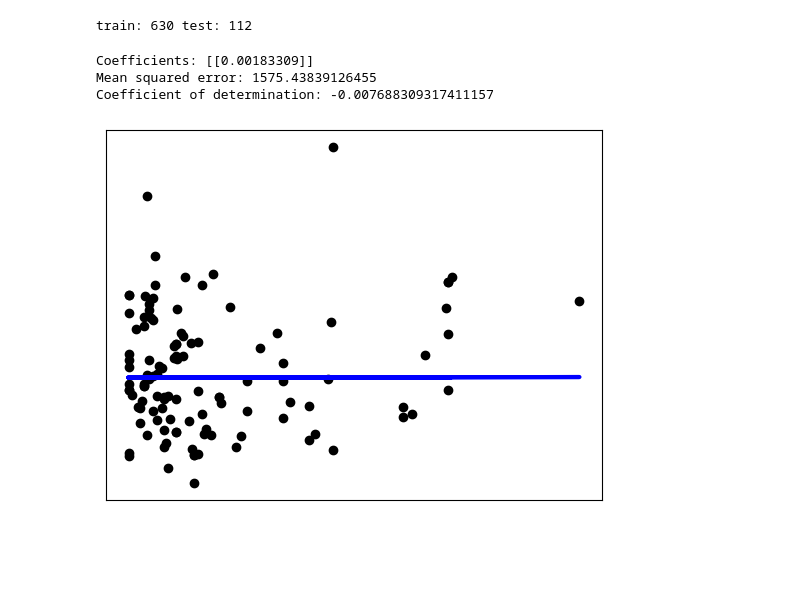
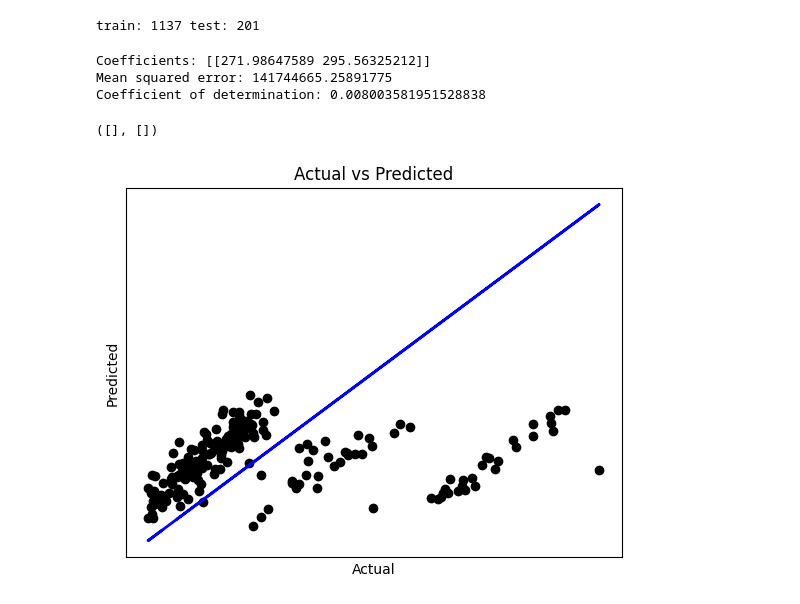
Before and after one commit to dkanh6/CMP_SC-7540-Neural-Models, a Jupyter notebook: scikit_learn_again.ipynb, the cells around one changed output. Saved outputs shown, nothing was run; the diff lists cells and outputs as text; code cells hidden in the pictures; blank space fills up the shorter version.

```diff
--- a/scikit_learn_again.ipynb
+++ b/scikit_learn_again.ipynb
@@ -31,4 +56,0 @@ data
-# %%
-# Place data into matrix for easy processing
-X = data[['age']].values
-y = data[['avg_salary']].values
@@ -38,33 +72,34 @@ from sklearn.model_selection import train_test_split
 X_train, X_test, y_train, y_test = train_test_split(X,y, test_size=0.15)
 print('train:', len(X_train), 'test:', len(X_test))
 # %% [output]
-train: 630 test: 112
+train: 1137 test: 201
 # %%
 from sklearn.linear_model import LinearRegression
 
 model = LinearRegression()
 
 model.fit(X_train,y_train)
 
 y_pred = model.predict(X_test)
 
 # The coefficients
 print('Coefficients:', model.coef_)
 # The mean squared error
 print('Mean squared error:', np.mean((y_pred - y_test) ** 2))
 # The coefficient of determination: 1 is perfect prediction
 print('Coefficient of determination:', model.score(X_test, y_test))
 
-# Plot outputs, only plotting the first feature for simplicity
-plt.scatter(X_test[:, 0], y_test, color='black')
-plt.plot(X_test[:, 0], model.predict(X_test), color='blue', linewidth=3)
-
+# Plot actual vs. predicted values
+plt.scatter(y_test, y_pred, color='black')
+plt.plot(y_test, y_test, color='blue', linewidth=2) # This line represents the 'ideal' prediction
+plt.xlabel('Actual')
+plt.ylabel('Predicted')
+plt.title('Actual vs Predicted')
 plt.xticks(())
 plt.yticks(())
-
-plt.show()
 # %% [output]
-Coefficients: [[0.00183309]]
-Mean squared error: 1575.43839126455
-Coefficient of determination: -0.007688309317411157
+Coefficients: [[271.98647589 295.56325212]]
+Mean squared error: 141744665.25891775
+Coefficient of determination: 0.008003581951528838
+([], [])
-[figure, old version]
+[figure, new version]
```
Also changed, not shown: parts of 3 cells of this notebook.
